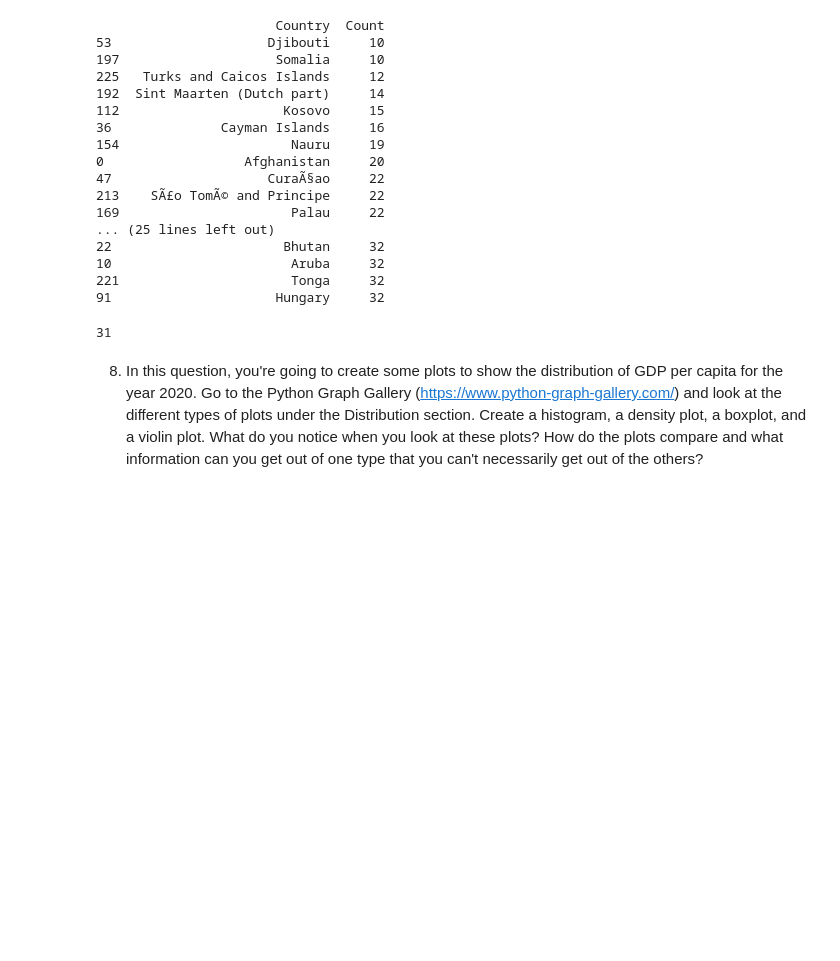
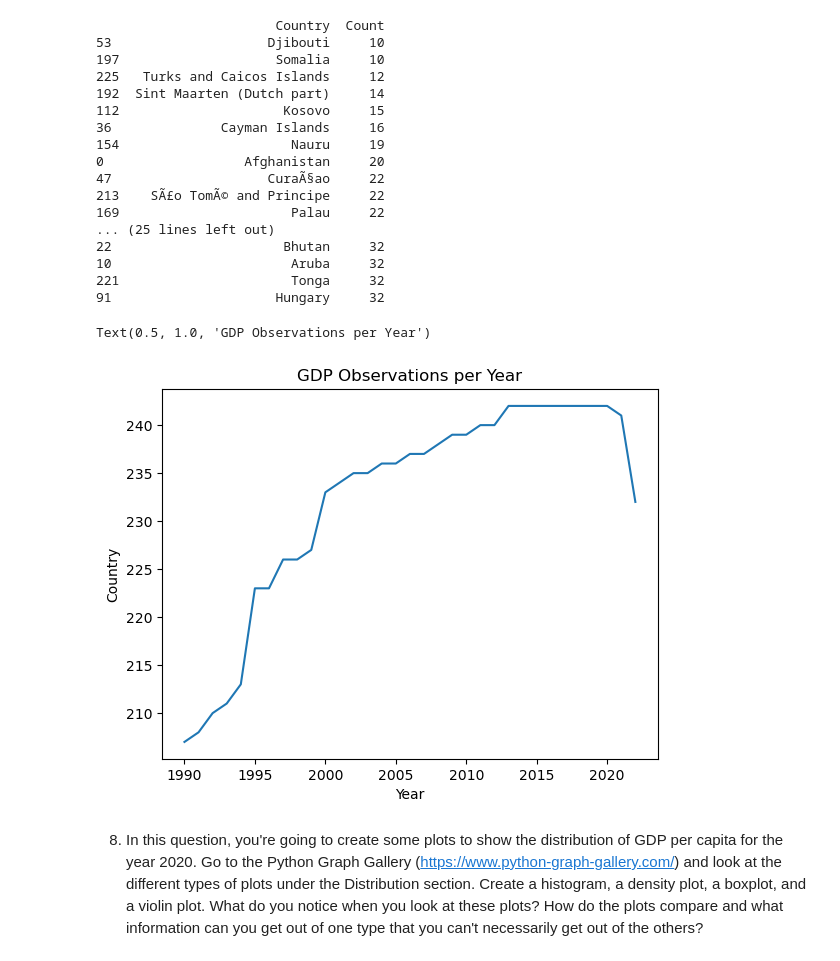
Before and after one commit to NSS-Data-Analytics-Cohort-10/gdp-and-internet-usage-elisianguyen, a Jupyter notebook: notebooks/gdp_and_internet_usage.ipynb, the cells around one changed output. Saved outputs shown, nothing was run; the diff lists cells and outputs as text; code cells hidden in the pictures; blank space fills up the shorter version.

```diff
--- a/notebooks/gdp_and_internet_usage.ipynb
+++ b/notebooks/gdp_and_internet_usage.ipynb
@@ -129,12 +126,14 @@ print(not_33_sorted)
 10                       Aruba     32
 221                      Tonga     32
 91                     Hungary     32
-# %%
-not33_lessthan30 = not_33_sorted[not_33_sorted["Count"] < 30]
-less_than_30 = len(not33_lessthan30["Count"])
-print(less_than_30) # 31 countries have less than 30 years recorded
-# %% [output]
-31
+# %%
+gdp_observations = gdp_df.groupby("Year")["Country"].count() #work for observations part of question
+
+sns.lineplot(data=gdp_observations)
+plt.title("GDP Observations per Year")
+# %% [output]
+Text(0.5, 1.0, 'GDP Observations per Year')
+[figure, added]
 # %% [markdown]
 8. In this question, you're going to create some plots to show the distribution of GDP per capita for the year 2020. Go to the Python Graph Gallery (https://www.python-graph-gallery.com/) and look at the different types of plots under the Distribution section.
 Create a histogram, a density plot, a boxplot, and a violin plot. What do you notice when you look at these plots? How do the plots compare and what information can you get out of one type that you can't necessarily get out of the others?
```
Also changed, not shown: parts of 25 cells of this notebook.
